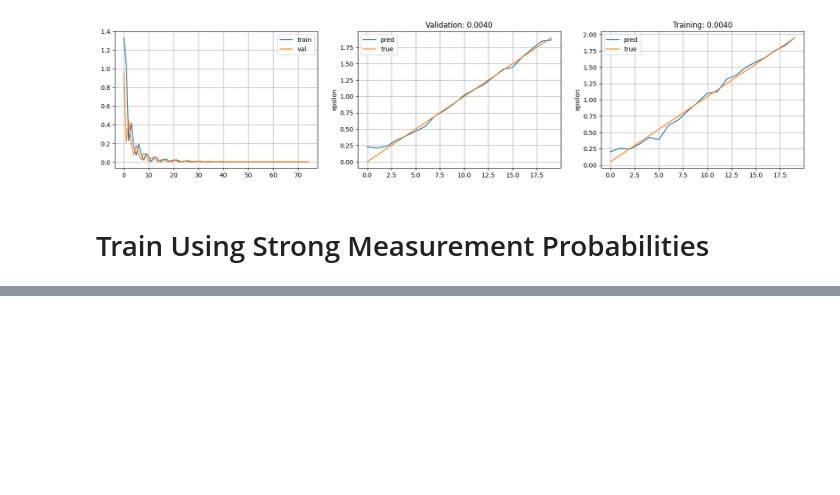
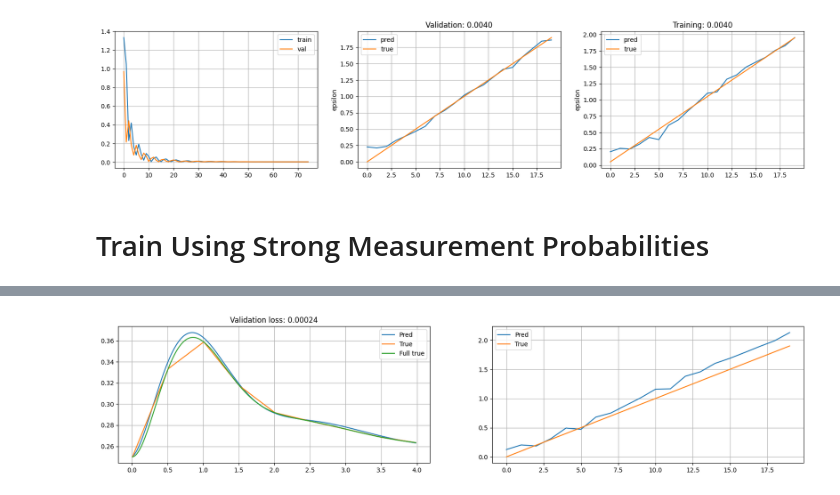
Before and after one commit to ktucker27/quantumML, a Jupyter notebook: python/notebooks/fusion_test.ipynb, the cells around one changed output, grey strips where cells are left out. Cells and saved outputs as stored; diff of their text form; code cells hidden in the pictures; blank space fills up the shorter version.

```diff
--- a/python/notebooks/fusion_test.ipynb
+++ b/python/notebooks/fusion_test.ipynb
@@ -335,0 +403,7 @@ plt.ylabel('epsilon');
+# %%
+# Reduce number of strong measurement points
+stride = 64
+train_y = tf.concat([orig_train_y[:,::stride,...], orig_train_y[:,-1,tf.newaxis,...]], axis=1)
+valid_y = tf.concat([orig_valid_y[:,::stride,...], orig_valid_y[:,-1,tf.newaxis,...]], axis=1)
+print(train_y.shape)
+print(valid_y.shape)
@@ -335,0 +634,20 @@ plt.ylabel('epsilon');
+# %%
+plt.figure(figsize=(20,4))
+
+plt.subplot(1,2,1)
+idx = 10
+prob_idx = 6
+plt.plot(tvec, model_out[idx, :, prob_idx], label='Pred')
+plt.plot(tf.concat([tvec[::stride], tvec[-1,tf.newaxis]], axis=0), valid_y[idx, :, prob_idx], label='True')
+plt.plot(tvec, orig_valid_y[idx, :, prob_idx], label='Full true')
+plt.title('Validation loss: %.5f' % (loss_func(valid_y, model_out)))
+plt.legend()
+plt.grid();
+
+plt.subplot(1,2,2)
+plt.plot(model_out[:,-1,-1], label='Pred')
+plt.plot(valid_params, label='True')
+plt.legend()
+plt.grid();
+# %% [output]
+[figure, added]
```
Also changed, not shown: parts of 33 cells of this notebook, 1 other file.
